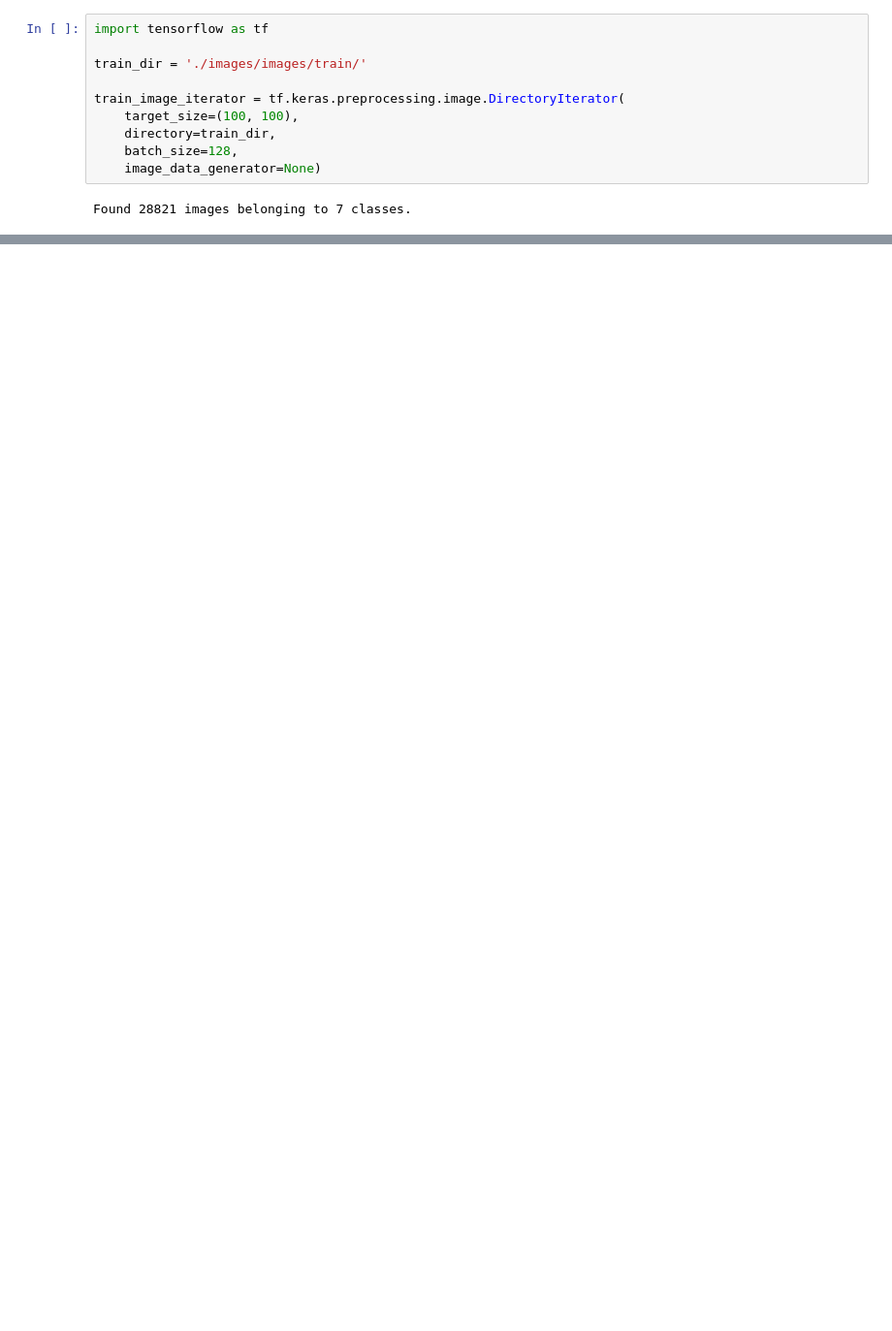
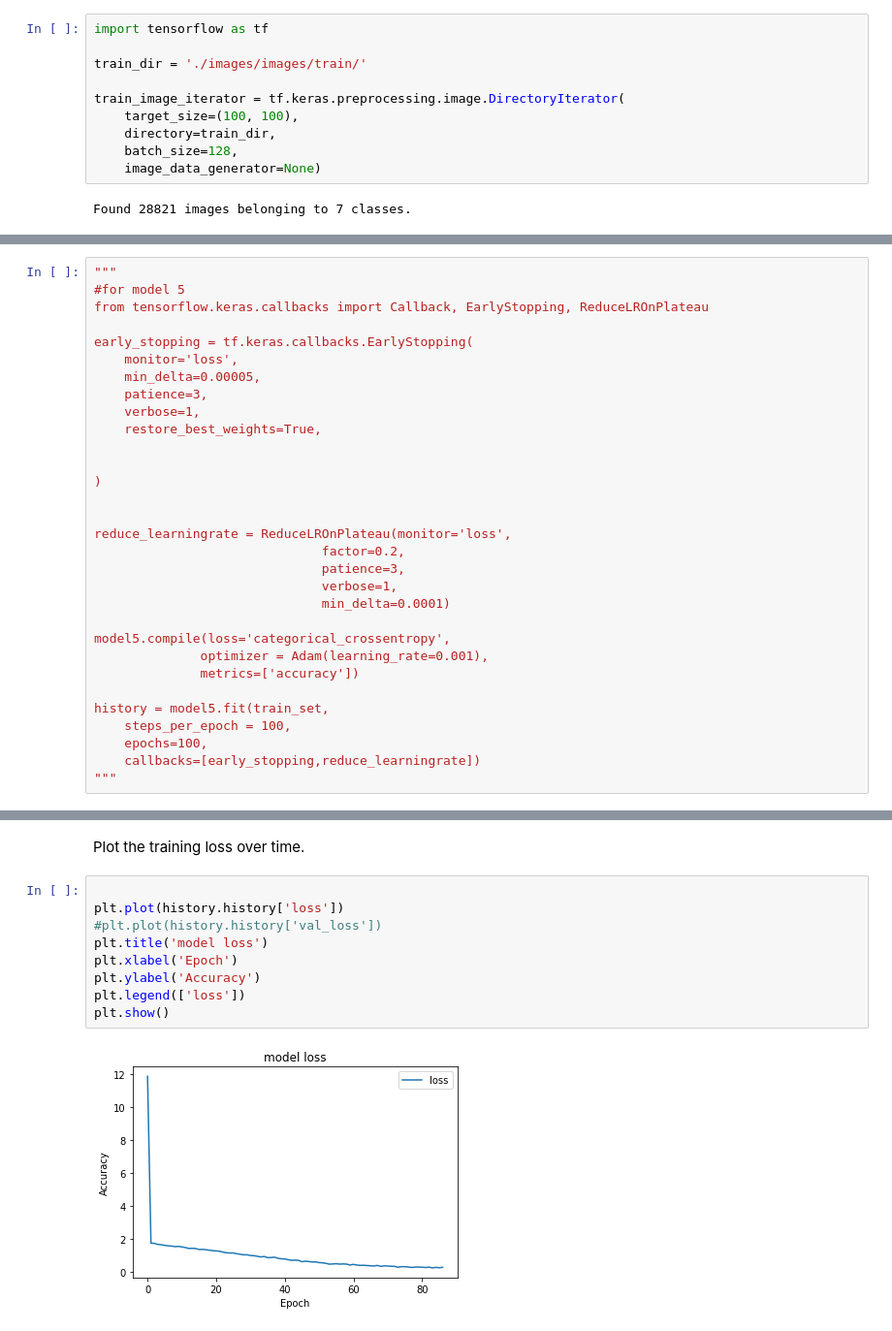
Before and after one commit to Applied-Machine-Learning-2022/final-project-team-5-morgan-state, a Jupyter notebook: colab.ipynb, the cells around one changed output, grey strips where cells are left out. Shown at 97% size. Cells and saved outputs as stored; diff of their text form; blank space fills up the shorter version.

```diff
--- a/colab.ipynb
+++ b/colab.ipynb
@@ -138,0 +417,31 @@ NameError: ignored
+# %%
+"""
+#for model 5
+from tensorflow.keras.callbacks import Callback, EarlyStopping, ReduceLROnPlateau
+
+early_stopping = tf.keras.callbacks.EarlyStopping(
+    monitor='loss',
+    min_delta=0.00005,
+    patience=3,
+    verbose=1,
+    restore_best_weights=True,
+
+
+)
+
+
+reduce_learningrate = ReduceLROnPlateau(monitor='loss',
+                              factor=0.2,
+                              patience=3,
+                              verbose=1,
+                              min_delta=0.0001)
+
+model5.compile(loss='categorical_crossentropy',
+              optimizer = Adam(learning_rate=0.001),
+              metrics=['accuracy'])
+
+history = model5.fit(train_set,
+    steps_per_epoch = 100,
+    epochs=100,
+    callbacks=[early_stopping,reduce_learningrate])
+"""
@@ -138,0 +523,13 @@ NameError: ignored
+# %% [markdown]
+Plot the training loss over time.
+# %%
+
+plt.plot(history.history['loss'])
+#plt.plot(history.history['val_loss'])
+plt.title('model loss')
+plt.xlabel('Epoch')
+plt.ylabel('Accuracy')
+plt.legend(['loss'])
+plt.show()
+# %% [output]
+[figure, added]
```
Also changed, not shown: parts of 45 cells of this notebook, 1 other file.
